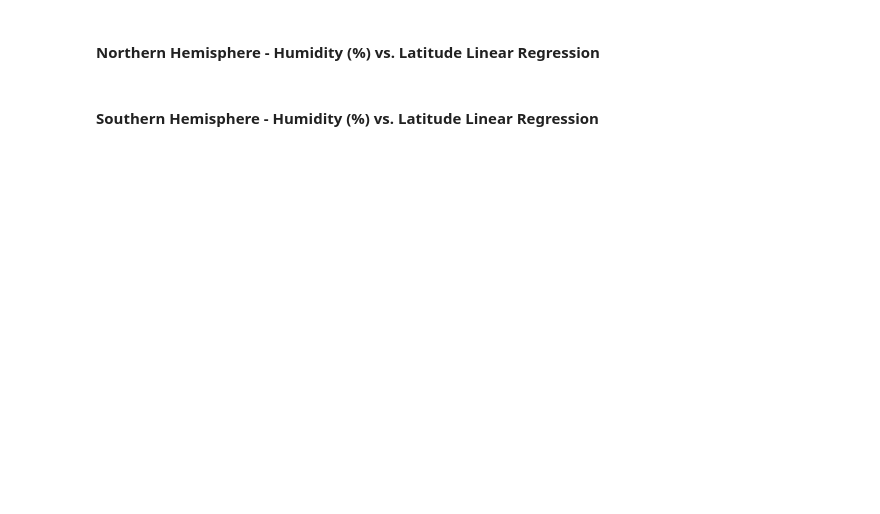
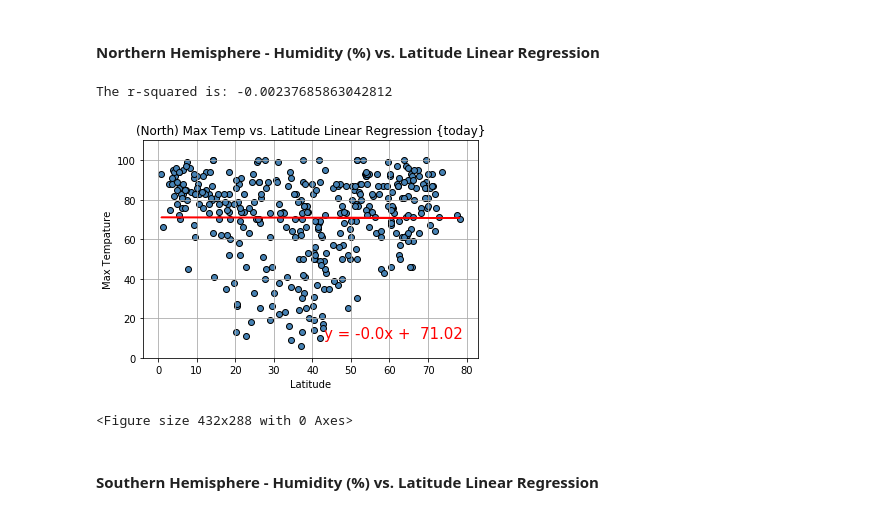
Before and after one commit to dgustave/Python-API-Challenge, a Jupyter notebook: Python-API-Challenge/Instructions/starter_code/WeatherPy.ipynb, the cells around one changed output. Drawn from its saved outputs; the diff is of its cells as text; code cells hidden in the pictures; blank space fills up the shorter version.

```diff
--- a/Python-API-Challenge/Instructions/starter_code/WeatherPy.ipynb
+++ b/Python-API-Challenge/Instructions/starter_code/WeatherPy.ipynb
@@ -320,4 +427,10 @@ linear_regression(north["Latitude"], north["Max Tempature"], "Northern Hemispher
 # %% [markdown]
 ####  Northern Hemisphere - Humidity (%) vs. Latitude Linear Regression
+# %%
+linear_regression("Latitude", "Max Tempature", north["Latitude"], north["Humidity"], "(North) Humidity vs. Latitude Linear Regression {today}", (43, 10), 110, 0 )
+# %% [output]
+The r-squared is: -0.00237685863042812
+[figure, added]
+<Figure size 432x288 with 0 Axes>
 # %% [markdown]
 ####  Southern Hemisphere - Humidity (%) vs. Latitude Linear Regression
```
Also changed, not shown: parts of 28 cells of this notebook.
